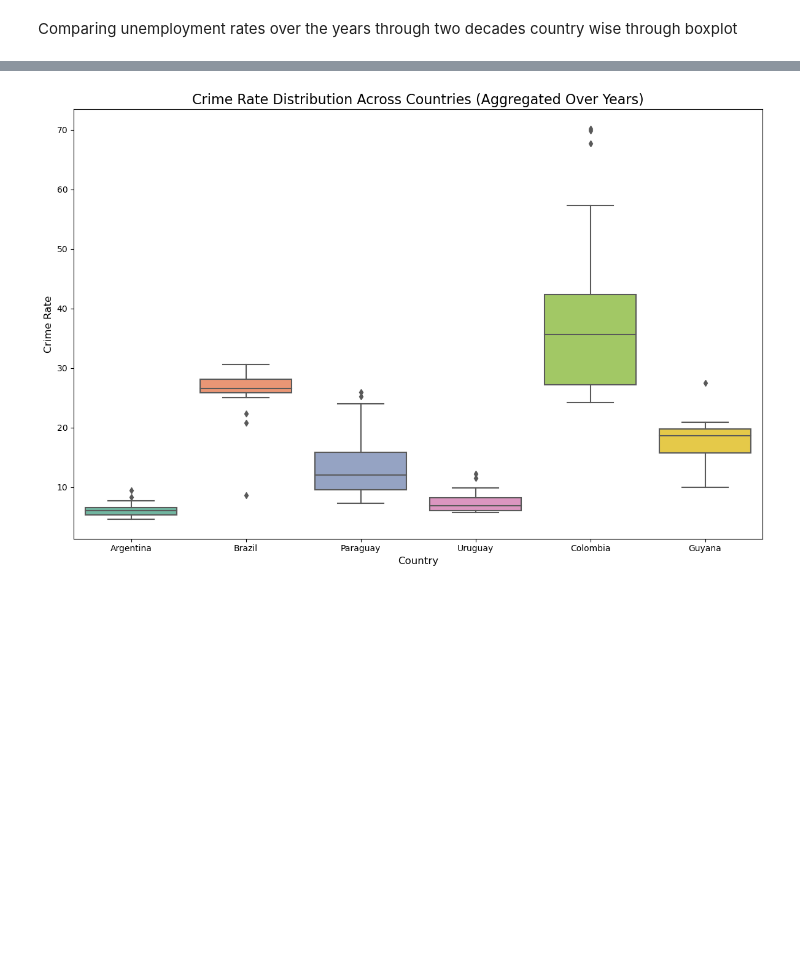
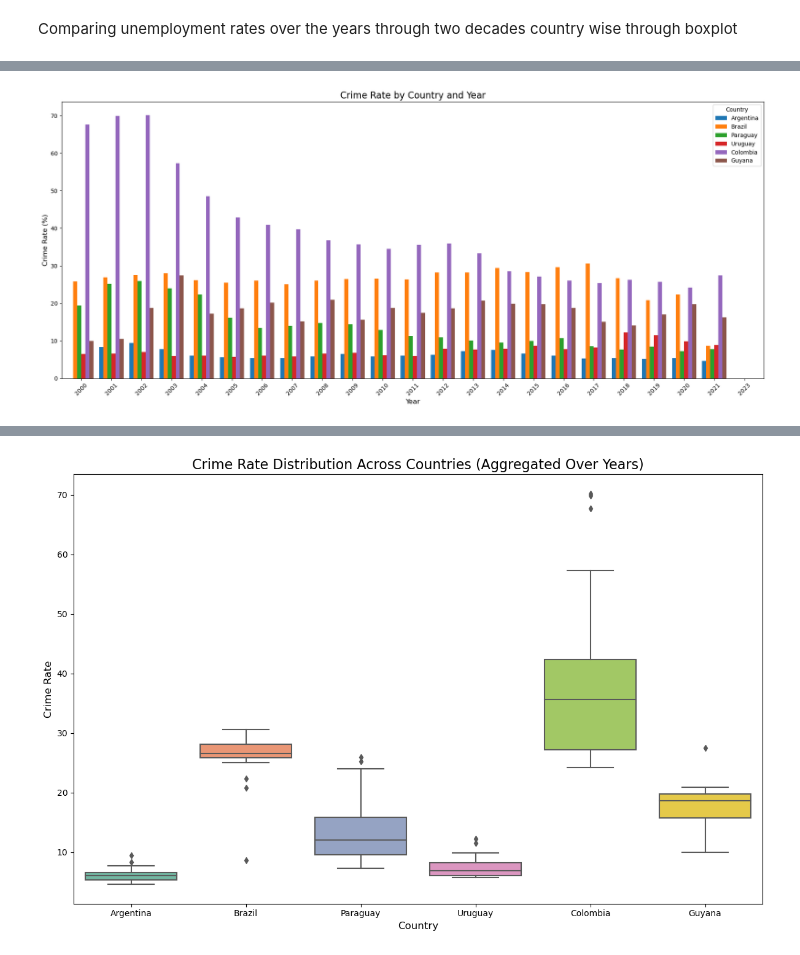
Before and after one commit to RajSinha77/made_ws24, a Jupyter notebook: project/report.ipynb, the cells around one changed output, grey strips where cells are left out. Saved outputs shown, nothing was run; the diff lists cells and outputs as text; code cells hidden in the pictures; blank space fills up the shorter version.

```diff
--- a/project/report.ipynb
+++ b/project/report.ipynb
@@ -457,0 +409,32 @@ plt.show()
+# %%
+import matplotlib.pyplot as plt
+import pandas as pd
+
+# Filter only the necessary countries
+countries = ["Argentina", "Brazil", "Paraguay", "Uruguay", "Colombia", "Guyana"]
+crime_filtered = crime.loc[countries]
+
+# Drop unnecessary columns (e.g., "Unnamed: 68") if present
+crime_filtered = crime_filtered.loc[:, ~crime_filtered.columns.str.contains('Unnamed')]
+
+# Transpose the data to have years as rows for easier plotting
+crime_transposed = crime_filtered.transpose()
+
+# Plot grouped bar chart
+fig, ax = plt.subplots(figsize=(18, 8))
+crime_transposed.plot(kind='bar', ax=ax, width=0.8)
+
+# Add titles and labels
+ax.set_title('Crime Rate by Country and Year', fontsize=16)
+ax.set_xlabel('Year', fontsize=12)
+ax.set_ylabel('Crime Rate (%)', fontsize=12)
+
+# Adjust legend and layout
+ax.legend(title='Country', fontsize=10)
+plt.xticks(rotation=45)
+plt.tight_layout()
+
+# Show the plot
+plt.show()
+# %% [output]
+[figure, added]
```
Also changed, not shown: parts of 52 cells of this notebook.
